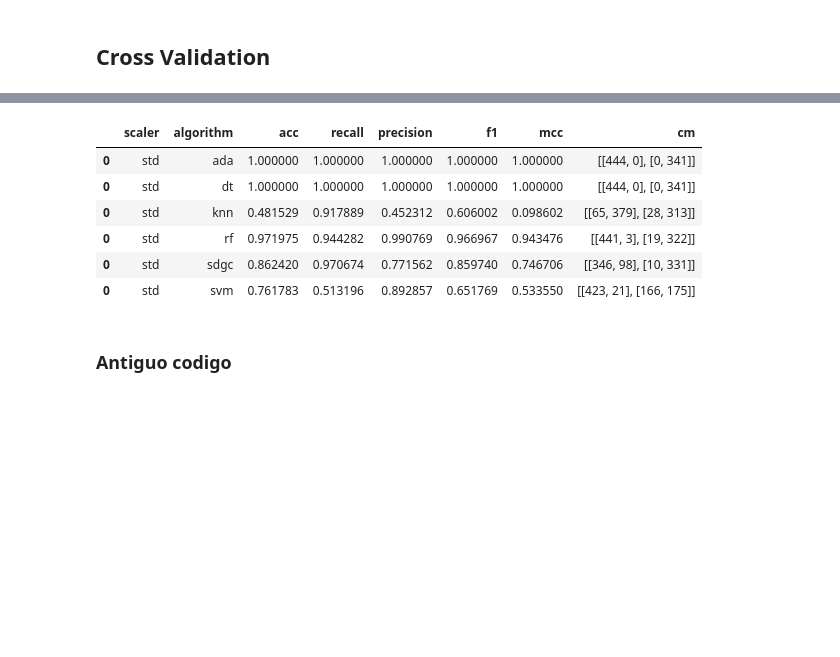
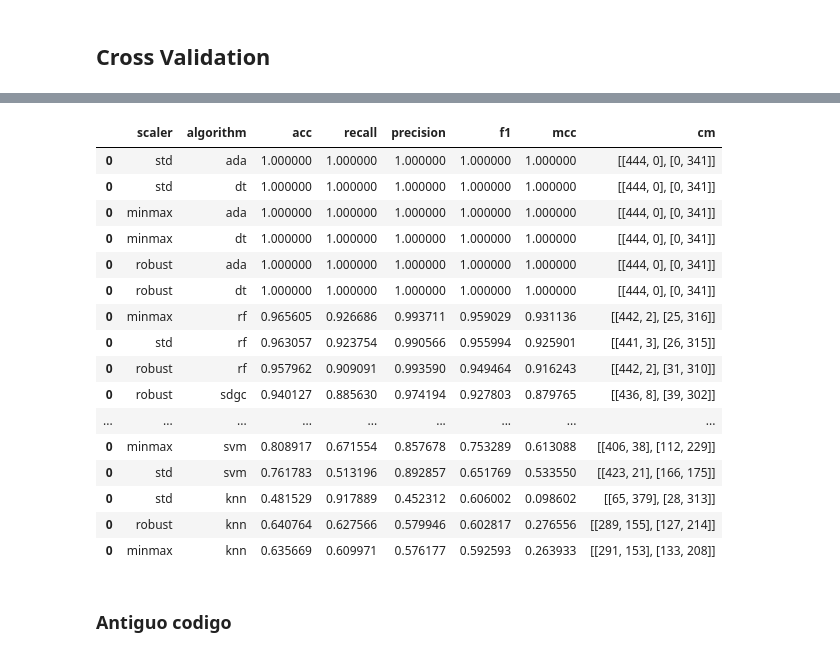
Before and after one commit to diegfernv/breast-cancer-classification, a Jupyter notebook: 4-Check_models.ipynb, the cells around one changed output, grey strips where cells are left out. Saved outputs shown, nothing was run; the diff lists cells and outputs as text; code cells hidden in the pictures; blank space fills up the shorter version.

```diff
--- a/4-Check_models.ipynb
+++ b/4-Check_models.ipynb
@@ -134,10 +134,10 @@ for model in models:
     model.scale(val_data)
     model.predict()
 # %%
-metrics_df = pd.DataFrame(columns=["scaler", "algorithm","acc", "recall", "precision", "f1", "mcc", "cm"])
+metrics_val = pd.DataFrame(columns=["scaler", "algorithm","acc", "recall", "precision", "f1", "mcc", "cm"])
 for model in models:
-    metrics_df = pd.concat([metrics_df, model.get_metrics(y_val)])
-metrics_df
+    metrics_val = pd.concat([metrics_val, model.get_metrics(y_val)])
+metrics_val.reset_index(drop=True)
 # %% [output]
 |  | scaler | algorithm | acc | recall | precision | f1 | mcc | cm |
 | 0 | std | ada | 1.000000 | 1.000000 | 1.000000 | 1.000000 | 1.000000 | [[99, 0], [0, 98]] |
@@ -161,10 +161,10 @@ for model in models:
     model.scale(test_data)
     model.predict()
 # %%
-metrics_df = pd.DataFrame(columns=["scaler", "algorithm","acc", "recall", "precision", "f1", "mcc", "cm"])
+metrics_test = pd.DataFrame(columns=["scaler", "algorithm","acc", "recall", "precision", "f1", "mcc", "cm"])
 for model in models:
-    metrics_df = pd.concat([metrics_df, model.get_metrics(y_test)])
-metrics_df
+    metrics_test = pd.concat([metrics_test, model.get_metrics(y_test)])
+metrics_test.reset_index(drop=True)
 # %% [output]
 |  | scaler | algorithm | acc | recall | precision | f1 | mcc | cm |
 | 0 | std | ada | 1.000000 | 1.000000 | 1.000000 | 1.000000 | 1.000000 | [[65, 0], [0, 45]] |
@@ -186,14 +224,13 @@ metrics_df
 # %% [markdown]
 ## Cross Validation
 # %%
-train_X = pd.read_csv("data_separated/train_data_std.csv")
 train_y = pd.read_csv("data_separated/y_train.csv")
 # %%
 results_cv = pd.DataFrame(columns=["scaler", "algorithm", "cv"])
 for model in models:
-    if model.scaler == "std":
-        results_cv = pd.concat([results_cv, model.cross_validate(train_X.values, train_y.values, 5)])
-results_cv
+    train_X = pd.read_csv(f"data_separated/train_data_{model.scaler}.csv")
+    results_cv = pd.concat([results_cv, model.cross_validate(train_X.values, train_y.values, 5)])
+results_cv.sort_values(by=["cv"], ascending=False)
 # %% [output]
 |  | scaler | algorithm | cv |
 | 0 | std | ada | 1.000000 |
@@ -205,17 +252,27 @@ results_cv
 # %%
 results_cv = pd.DataFrame(columns=["scaler", "algorithm","acc", "recall", "precision", "f1", "mcc", "cm"])
 for model in models:
-    if model.scaler == "std":
-        results_cv = pd.concat([results_cv, model.cv_predict(train_X.values, train_y.values, 5)])
-results_cv
+    train_X = pd.read_csv(f"data_separated/train_data_{model.scaler}.csv")
+    results_cv = pd.concat([results_cv, model.cv_predict(train_X.values, train_y.values, 5)])
+results_cv.sort_values(by=["f1", "mcc"], ascending=False)
 # %% [output]
 |  | scaler | algorithm | acc | recall | precision | f1 | mcc | cm |
 | 0 | std | ada | 1.000000 | 1.000000 | 1.000000 | 1.000000 | 1.000000 | [[444, 0], [0, 341]] |
 | 0 | std | dt | 1.000000 | 1.000000 | 1.000000 | 1.000000 | 1.000000 | [[444, 0], [0, 341]] |
+| 0 | minmax | ada | 1.000000 | 1.000000 | 1.000000 | 1.000000 | 1.000000 | [[444, 0], [0, 341]] |
+| 0 | minmax | dt | 1.000000 | 1.000000 | 1.000000 | 1.000000 | 1.000000 | [[444, 0], [0, 341]] |
+| 0 | robust | ada | 1.000000 | 1.000000 | 1.000000 | 1.000000 | 1.000000 | [[444, 0], [0, 341]] |
+| 0 | robust | dt | 1.000000 | 1.000000 | 1.000000 | 1.000000 | 1.000000 | [[444, 0], [0, 341]] |
+| 0 | minmax | rf | 0.965605 | 0.926686 | 0.993711 | 0.959029 | 0.931136 | [[442, 2], [25, 316]] |
+| 0 | std | rf | 0.963057 | 0.923754 | 0.990566 | 0.955994 | 0.925901 | [[441, 3], [26, 315]] |
+| 0 | robust | rf | 0.957962 | 0.909091 | 0.993590 | 0.949464 | 0.916243 | [[442, 2], [31, 310]] |
+| 0 | robust | sdgc | 0.940127 | 0.885630 | 0.974194 | 0.927803 | 0.879765 | [[436, 8], [39, 302]] |
+| ... | ... | ... | ... | ... | ... | ... | ... | ... |
+| 0 | minmax | svm | 0.808917 | 0.671554 | 0.857678 | 0.753289 | 0.613088 | [[406, 38], [112, 229]] |
+| 0 | std | svm | 0.761783 | 0.513196 | 0.892857 | 0.651769 | 0.533550 | [[423, 21], [166, 175]] |
 | 0 | std | knn | 0.481529 | 0.917889 | 0.452312 | 0.606002 | 0.098602 | [[65, 379], [28, 313]] |
-| 0 | std | rf | 0.971975 | 0.944282 | 0.990769 | 0.966967 | 0.943476 | [[441, 3], [19, 322]] |
-| 0 | std | sdgc | 0.862420 | 0.970674 | 0.771562 | 0.859740 | 0.746706 | [[346, 98], [10, 331]] |
-| 0 | std | svm | 0.761783 | 0.513196 | 0.892857 | 0.651769 | 0.533550 | [[423, 21], [166, 175]] |
+| 0 | robust | knn | 0.640764 | 0.627566 | 0.579946 | 0.602817 | 0.276556 | [[289, 155], [127, 214]] |
+| 0 | minmax | knn | 0.635669 | 0.609971 | 0.576177 | 0.592593 | 0.263933 | [[291, 153], [133, 208]] |
 # %% [markdown]
 ### Antiguo codigo
 # %%
```
Also changed, not shown: parts of 5 cells of this notebook, 1 other file.
